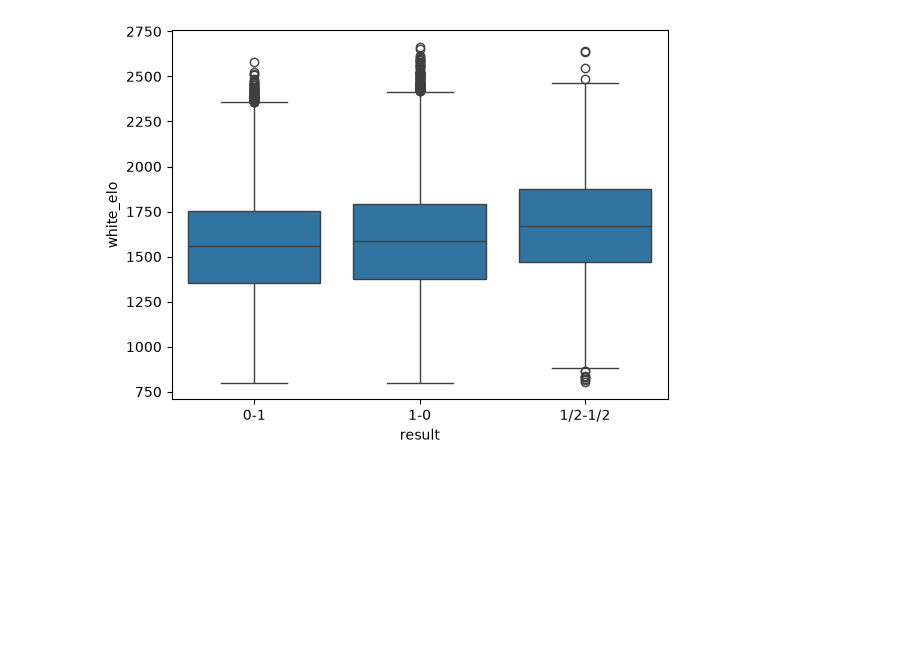
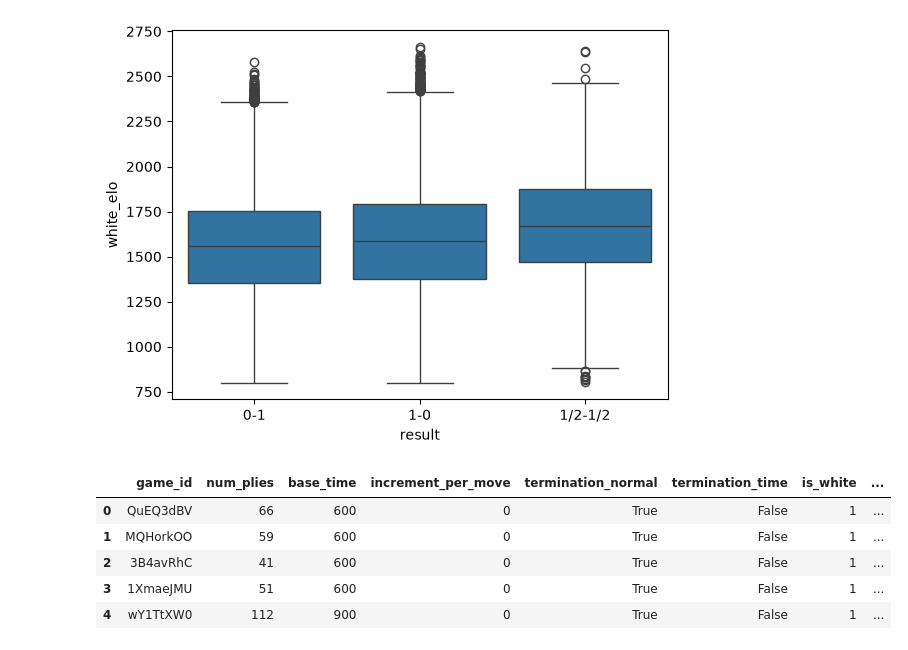
Before and after one commit to javierdp04/elo-predictor, a Jupyter notebook: src/EDA/postcleaning.ipynb, the cells around one changed output. Cells and saved outputs as stored; diff of their text form; code cells hidden in the pictures; blank space fills up the shorter version.

```diff
--- a/src/EDA/postcleaning.ipynb
+++ b/src/EDA/postcleaning.ipynb
@@ -210,0 +237,9 @@ plt.show()
+# %%
+g.head()
+# %% [output]
+|  | game_id | num_plies | base_time | increment_per_move | termination_normal | termination_time | is_white | ... |
+| 0 | QuEQ3dBV | 66 | 600 | 0 | True | False | 1 | ... |
+| 1 | MQHorkOO | 59 | 600 | 0 | True | False | 1 | ... |
+| 2 | 3B4avRhC | 41 | 600 | 0 | True | False | 1 | ... |
+| 3 | 1XmaeJMU | 51 | 600 | 0 | True | False | 1 | ... |
+| 4 | wY1TtXW0 | 112 | 900 | 0 | True | False | 1 | ... |
```
Also changed, not shown: parts of 13 cells of this notebook, 3 other files.
